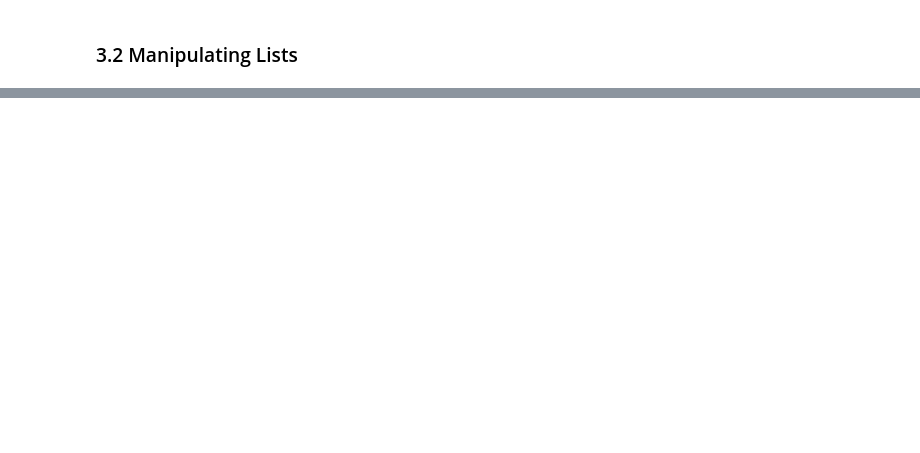
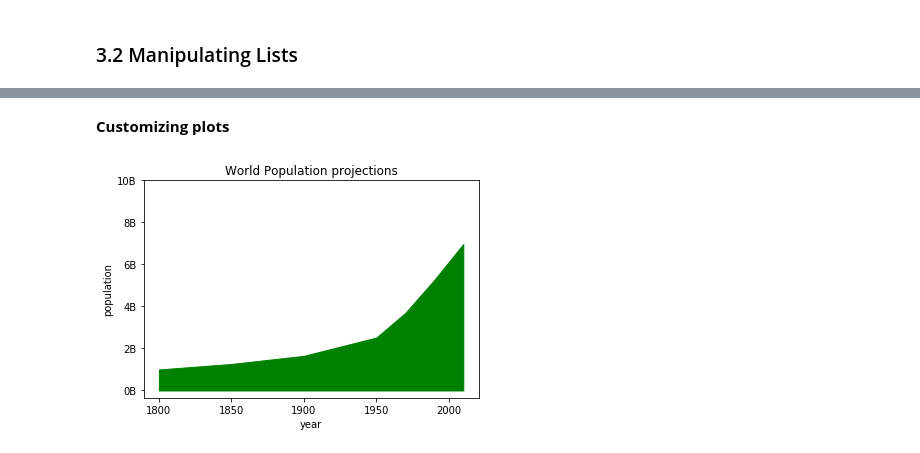
Before and after one commit to ggc0sta/Python, a Jupyter notebook: Intro to Python for Data Science.ipynb, the cells around one changed output, grey strips where cells are left out. Saved outputs shown, nothing was run; the diff lists cells and outputs as text; code cells hidden in the pictures; blank space fills up the shorter version.

```diff
--- a/Intro to Python for Data Science.ipynb
+++ b/Intro to Python for Data Science.ipynb
@@ -93,0 +400,23 @@ result = 100 * 1.10 ** 7
+# %% [markdown]
+**Customizing plots**
+# %%
+year =  [1950, 1970, 1990, 2010]
+pop = [2.519, 3.692, 5.263, 6.972]
+
+#adding data
+year = [1800, 1850, 1900] + year
+pop = [1.0, 1.262, 1.650] + pop
+
+plt.fill_between(year, pop, 0, color = 'green')
+
+plt.xlabel("year")
+plt.ylabel("population")
+plt.title("World Population projections")
+
+plt.yticks([0, 2, 4, 6, 8, 10], # set y ticks
+          ["0B", "2B", "4B", "6B", "8B", "10B"]) # set the labels for the y ticks
+
+
+plt.show()
+# %% [output]
+[figure, added]
```
Also changed, not shown: parts of 94 cells of this notebook.
